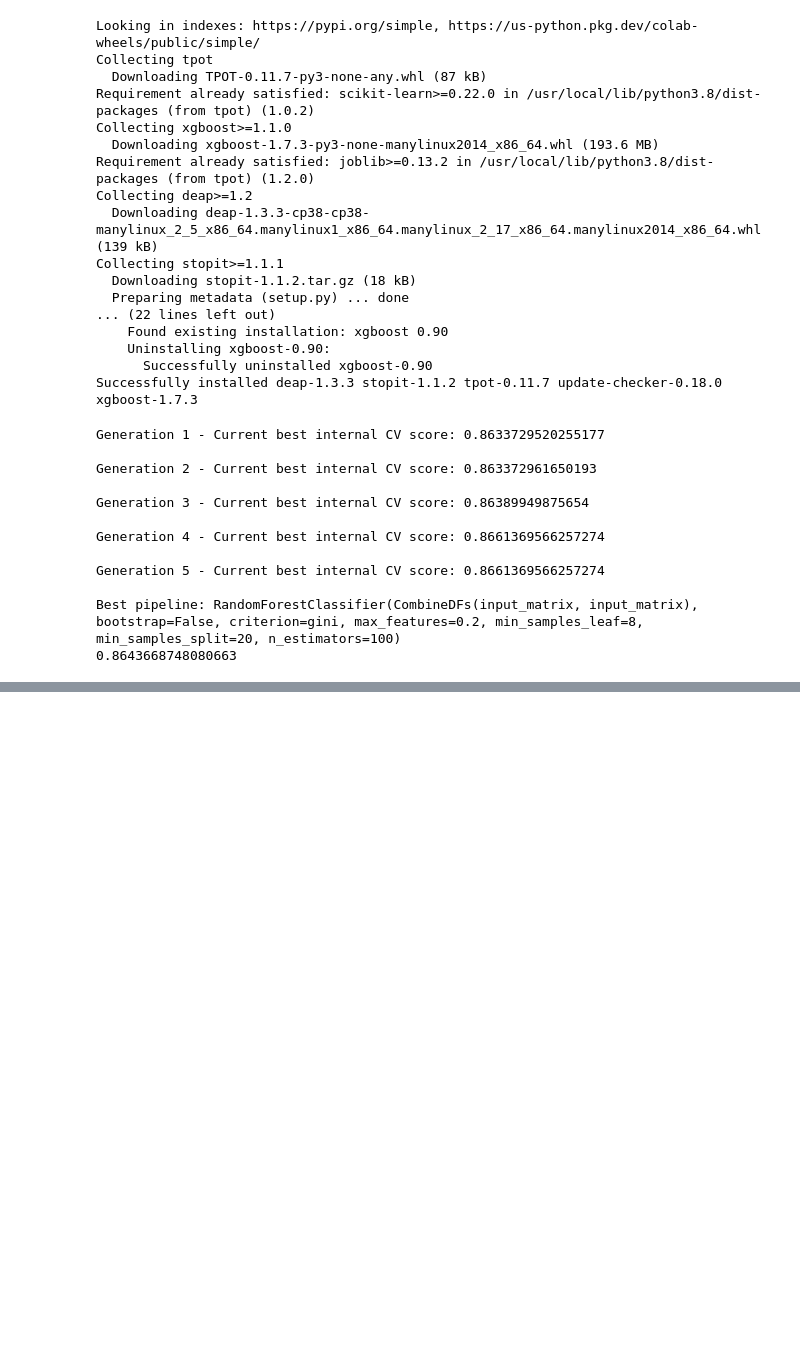
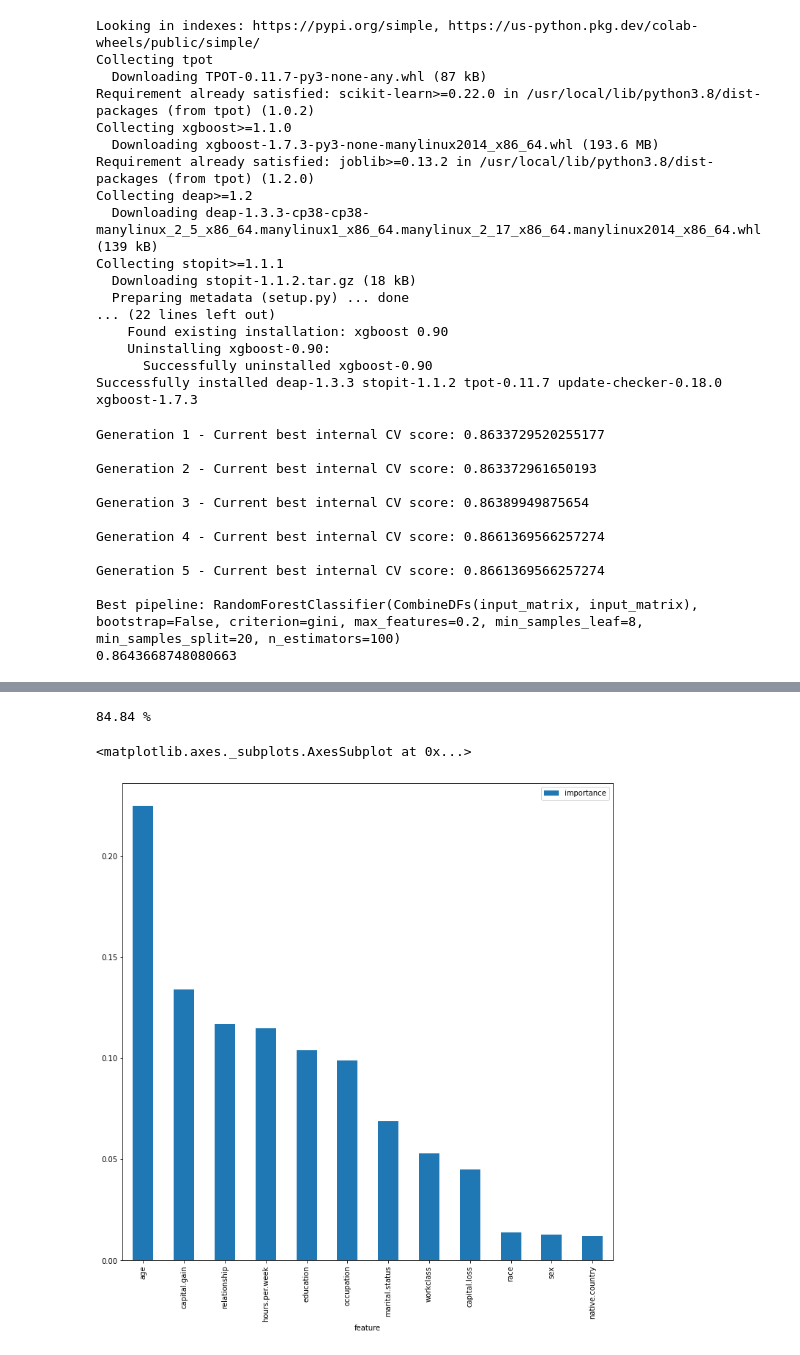
Before and after one commit to mathewchamberlain/MBA, a Jupyter notebook: prediction_of_income_with_98_accuracy.ipynb, the cells around one changed output, grey strips where cells are left out. Cells and saved outputs as stored; diff of their text form; code cells hidden in the pictures; blank space fills up the shorter version.

```diff
--- a/prediction_of_income_with_98_accuracy.ipynb
+++ b/prediction_of_income_with_98_accuracy.ipynb
@@ -580,0 +586,17 @@ Best pipeline: RandomForestClassifier(CombineDFs(input_matrix, input_matrix), bo
+# %%
+model = RandomForestClassifier()             # 2. instantiate model
+model.fit(X_train, Y_train)                  # 3. fit model to data
+y_model = model.predict(X_test)              # 4. predict on new data
+acc_random_forest = round(random_forest.score(X_test, Y_test) * 100, 2)
+print(round(acc_random_forest,2,), "%")
+# %% [output]
+84.84 %
+# %%
+#Finding significance of each feature in t5he best fit model
+importances = pd.DataFrame({'feature':X_train.columns,'importance':np.round(model.feature_importances_,3)})
+importances = importances.sort_values('importance',ascending=False).set_index('feature')
+importances.head(15)
+importances.plot.bar()
+# %% [output]
+<matplotlib.axes._subplots.AxesSubplot at 0x...>
+[figure, added]
```
Also changed, not shown: parts of 4 cells of this notebook.
